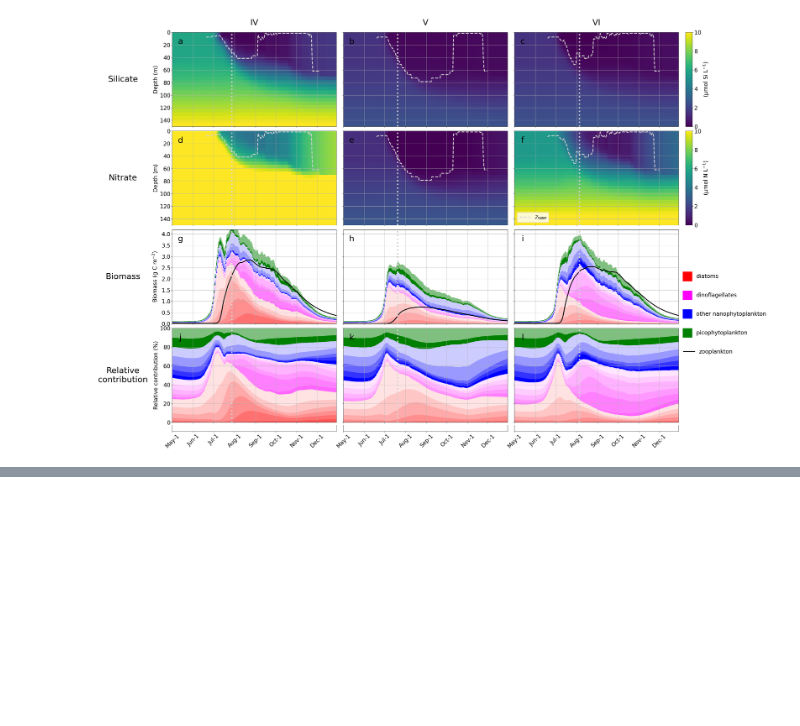
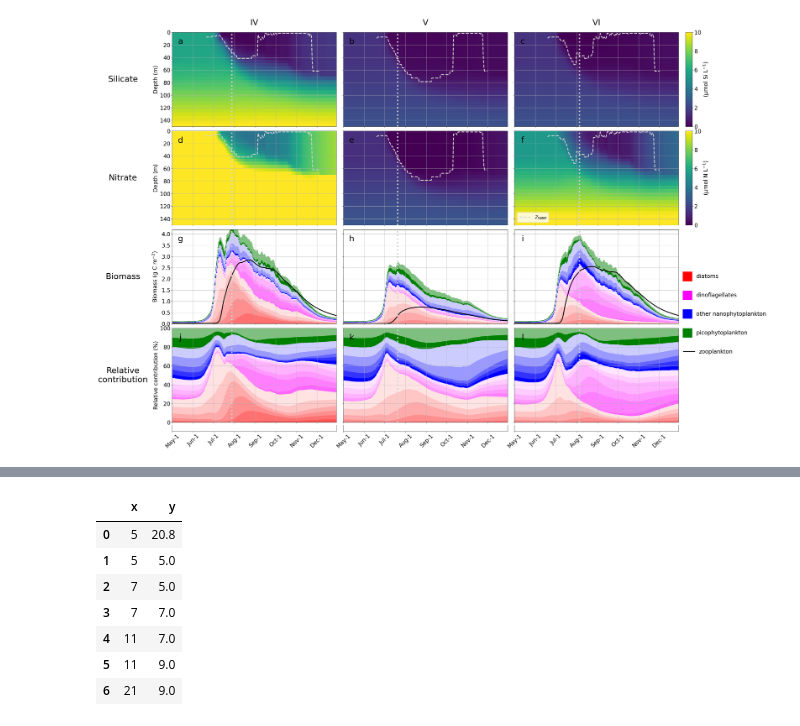
Before and after one commit to maximebenoitgagne/assemblages, a Jupyter notebook: assemblages.ipynb, the cells around one changed output, grey strips where cells are left out. Cells and saved outputs as stored; diff of their text form; code cells hidden in the pictures; blank space fills up the shorter version.

```diff
--- a/assemblages.ipynb
+++ b/assemblages.ipynb
@@ -3064,0 +3242,16 @@ with plt.style.context('mplstyles/plots_domains.mplstyle'):
+# %%
+# the contour
+yoffset=-0.20
+data={'x':[ 5,         5, 7, 7,11,11,21,], # nitrate
+      'y':[21+yoffset, 5, 5, 7, 7, 9, 9,]} # silicate
+df_for_ardyna2020=pd.DataFrame(data)
+df_for_ardyna2020
+# %% [output]
+|  | x | y |
+| 0 | 5 | 20.8 |
+| 1 | 5 | 5.0 |
+| 2 | 7 | 5.0 |
+| 3 | 7 | 7.0 |
+| 4 | 11 | 7.0 |
+| 5 | 11 | 9.0 |
+| 6 | 21 | 9.0 |
```
Also changed, not shown: parts of 20 cells of this notebook, 2 other files.
